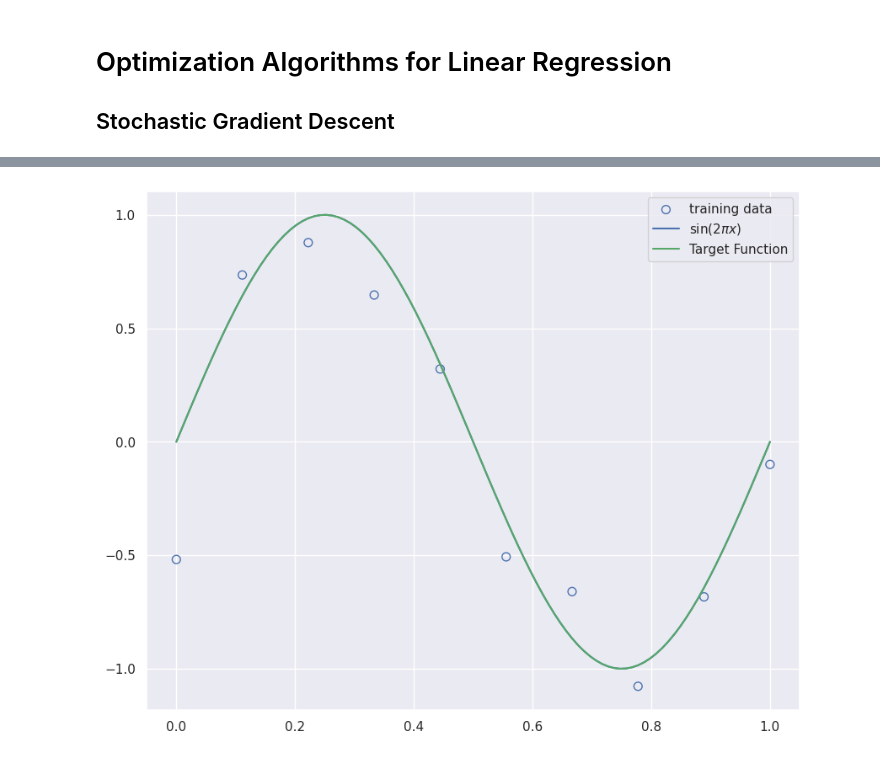
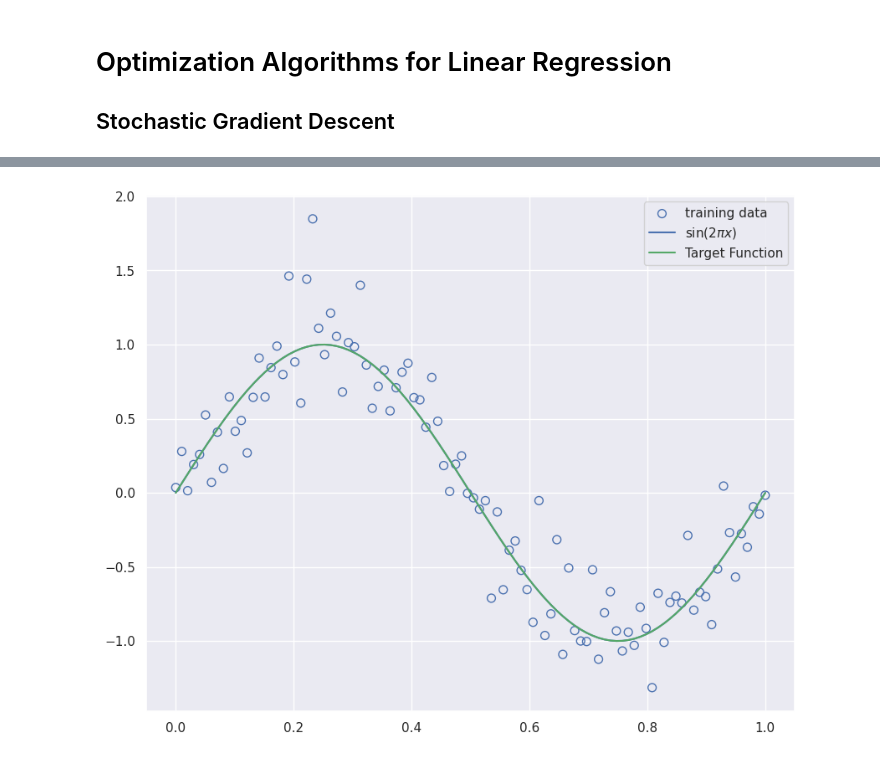
Before and after one commit to etcetetera/CS370-101, a Jupyter notebook: assignments/assignment-1b/a1b.ipynb, the cells around one changed output, grey strips where cells are left out. Saved outputs shown, nothing was run; the diff lists cells and outputs as text; code cells hidden in the pictures.

```diff
--- a/assignments/assignment-1b/a1b.ipynb
+++ b/assignments/assignment-1b/a1b.ipynb
@@ -38,22 +35,15 @@ np.random.seed(1234)
 # %%
 def create_toy_data(func, sample_size, std, domain=[0, 1]):
     x = np.linspace(domain[0], domain[1], sample_size)
     np.random.shuffle(x)
     y = func(x) + np.random.normal(scale=std, size=x.shape)
     return x, y
 
 def sinusoidal(x):
     return np.sin(2 * np.pi * x)
 
-x_train, y_train = create_toy_data(sinusoidal, 10, 0.25)
+x_train, y_train = create_toy_data(sinusoidal, 100, 0.25)
 x_test = np.linspace(0, 1, 100)
 y_test = sinusoidal(x_test)
-
-plt.figure(figsize=[10,8])
-plt.scatter(x_train, y_train, facecolor="none", edgecolor="b", s=50, label="training data")
-plt.plot(x_test, y_test, label="$\sin(2\pi x)$")
-plt.plot(x_test, y_test, "-g", label="Target Function")
-plt.legend()
-plt.show()
 # %% [output]
-[figure, old version]
+[figure, new version]
```
Also changed, not shown: parts of 5 cells of this notebook.
